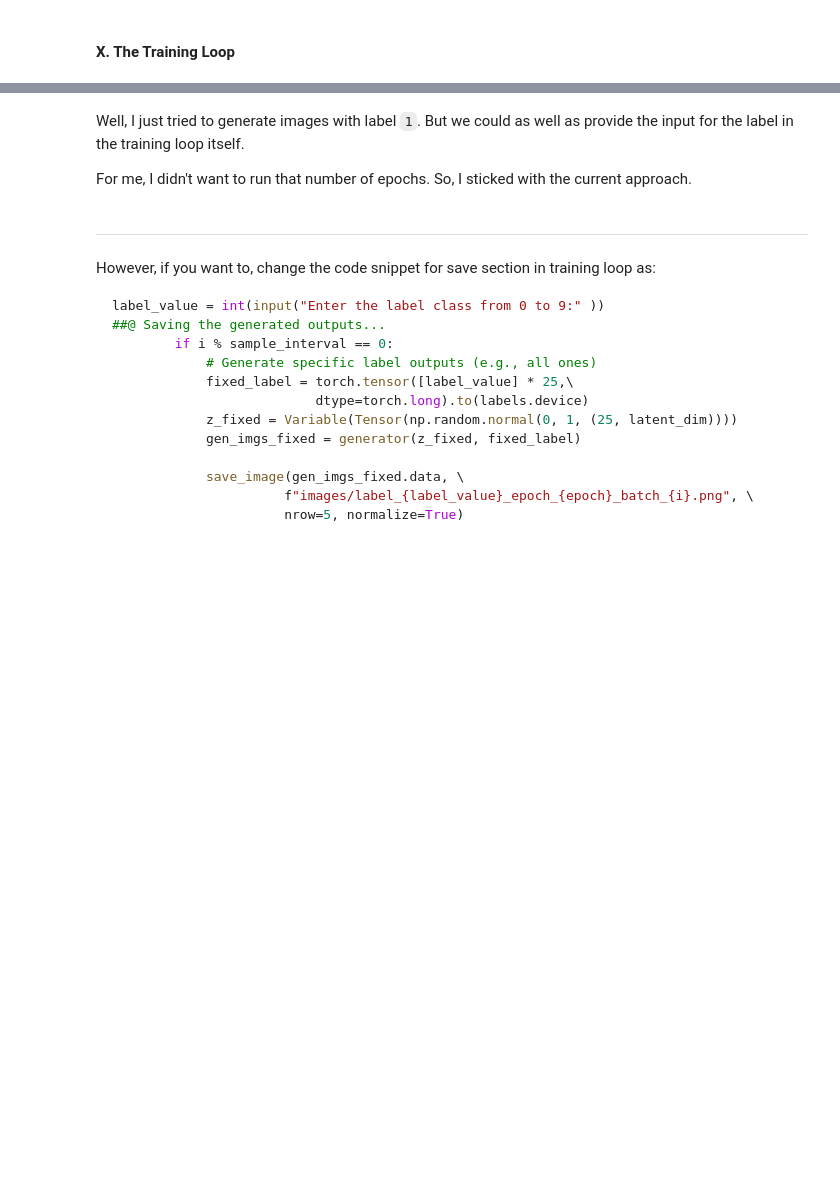
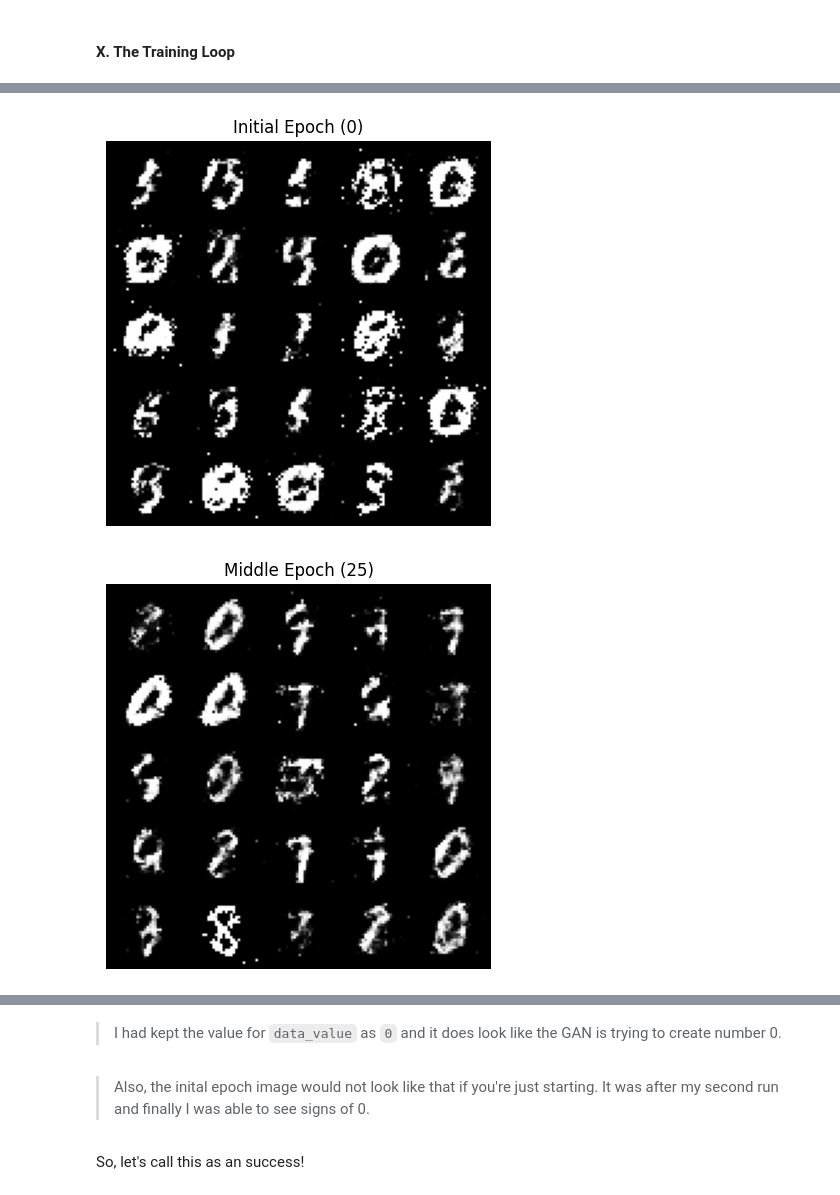
Before and after one commit to Firojpaudel/GenAI-Chronicles, a Jupyter notebook: GANs/cGAN_With_Pytorch.ipynb, the cells around one changed output, grey strips where cells are left out. Drawn from its saved outputs; the diff is of its cells as text; code cells hidden in the pictures; blank space fills up the shorter version.

Commit message:
finally some signs of 0 in generated images

````diff
--- a/GANs/cGAN_With_Pytorch.ipynb
+++ b/GANs/cGAN_With_Pytorch.ipynb
@@ -226,24 +211,27 @@ KeyboardInterrupt:
 # %%
 ##@ Inspecting the generated images quality over time:
 
 #defining the path first:
-initial_path = "images/label_1_epoch_0_batch_0.png"
-middle_path = f"images/label_1_epoch_{n_epochs // 2}_batch_0.png"
-final_path = f"images/label_1_epoch_{n_epochs-1}_batch_0.png"
+initial_path = f"images/label_{label_value}_epoch_0_batch_0.png"
+middle_path = f"images/label_{label_value}_epoch_{n_epochs // 2}_batch_0.png"
+final_path = f"images/label_{label_value}_epoch_{n_epochs-1}_batch_0.png"
 
 # Function to load and display an image from a file path
 def show_image(image_path, title="Image"):
     if os.path.exists(image_path):
         img = mpimg.imread(image_path)
         plt.figure(figsize=(5, 5))
         plt.imshow(img)
         plt.title(title)
         plt.axis("off")
         plt.show()
     else:
         print(f"Image not found: {image_path}")
 
 # Display initial, middle, and final images
 show_image(initial_path, title="Initial Epoch (0)")
 show_image(middle_path, title=f"Middle Epoch ({n_epochs // 2})")
 show_image(final_path, title=f"Final Epoch ({n_epochs - 1})")
+# %% [output]
+[figure, added]
+[figure, added]
@@ -250,23 +239,6 @@ show_image(final_path, title=f"Final Epoch ({n_epochs - 1})")
-# %% [markdown]
-Well, I just tried to generate images with label `1`. But we could as well as provide the input for the label in the training loop itself.
-
-For me, I didn't want to run that number of epochs. So, I sticked with the current approach.
-# %% [markdown]
----
-However, if you want to, change the code snippet for save section in training loop as:
-
-```python
-label_value = int(input("Enter the label class from 0 to 9:" ))
-##@ Saving the generated outputs...
-        if i % sample_interval == 0:
-            # Generate specific label outputs (e.g., all ones)
-            fixed_label = torch.tensor([label_value] * 25,\
-                          dtype=torch.long).to(labels.device)
-            z_fixed = Variable(Tensor(np.random.normal(0, 1, (25, latent_dim))))
-            gen_imgs_fixed = generator(z_fixed, fixed_label)
-
-            save_image(gen_imgs_fixed.data, \
-                      f"images/label_{label_value}_epoch_{epoch}_batch_{i}.png", \
-                      nrow=5, normalize=True)
-
-```
+# %% [markdown]
+> I had kept the value for `data_value` as `0` and it does look like the GAN is trying to create number 0.
+# %% [markdown]
+> Also, the inital epoch image would not look like that if you're just starting. It was after my second run and finally I was able to see signs of 0.
+# %% [markdown]
+So, let's call this as an success!
````
Also changed, not shown: parts of 6 cells of this notebook.
